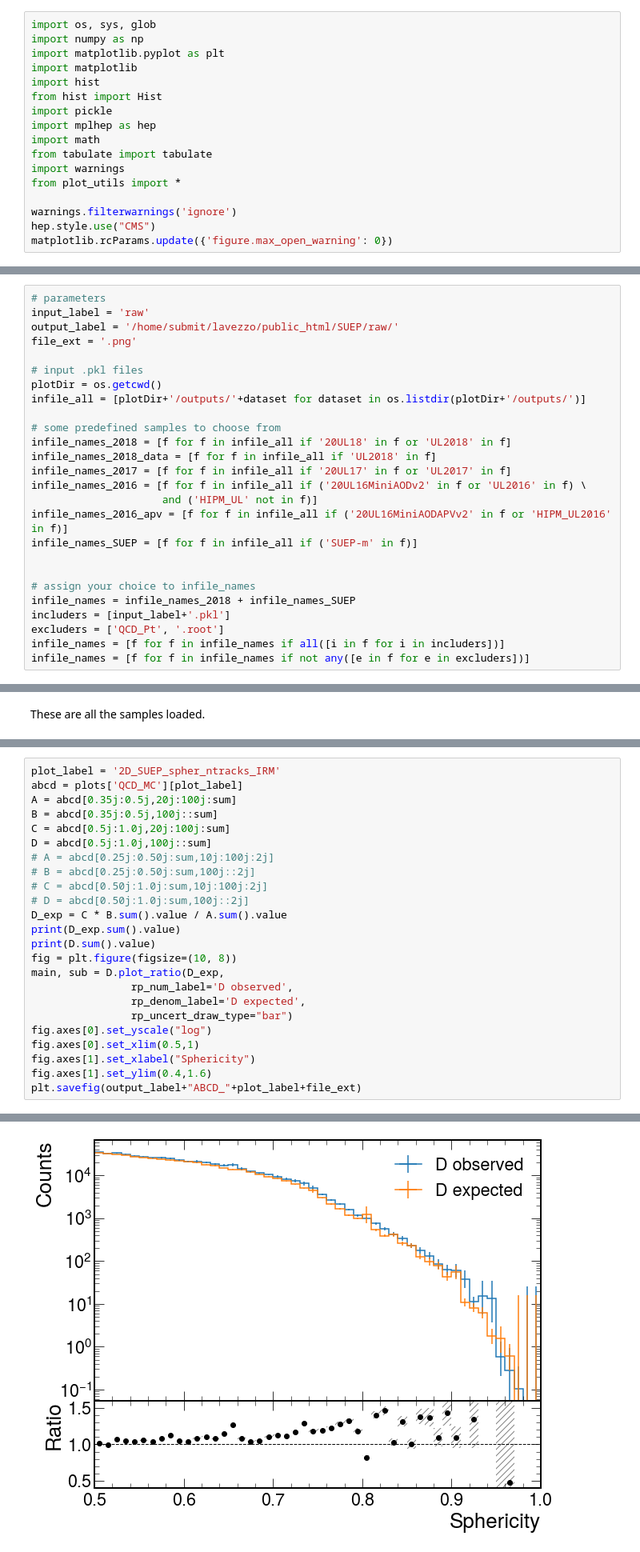
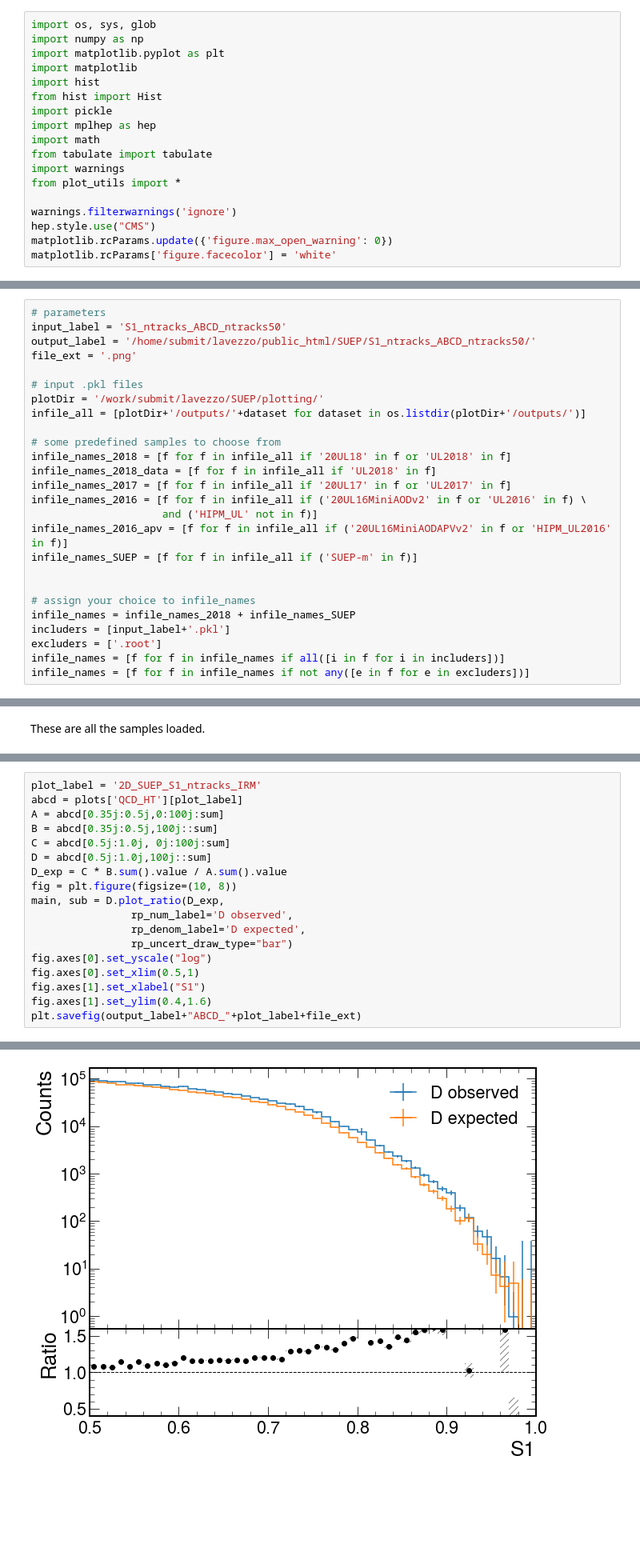
Before and after one commit to SUEPPhysics/SUEPCoffea_dask, a Jupyter notebook: plotting/plot.ipynb, the cells around one changed output, grey strips where cells are left out. Shown at 80% size. Cells and saved outputs as stored; diff of their text form; blank space fills up the shorter version.

```diff
--- a/plotting/plot.ipynb
+++ b/plotting/plot.ipynb
@@ -15,4 +15,5 @@ from plot_utils import *
 warnings.filterwarnings('ignore')
 hep.style.use("CMS")
 matplotlib.rcParams.update({'figure.max_open_warning': 0})
+matplotlib.rcParams['figure.facecolor'] = 'white'
 # %% [markdown]
@@ -23,12 +24,12 @@ matplotlib.rcParams.update({'figure.max_open_warning': 0})
 `infile_names`: _array of str_: full paths of .pkl files.<br>
 # %%
 # parameters
-input_label = 'raw'
-output_label = '/home/submit/lavezzo/public_html/SUEP/raw/'
+input_label = 'S1_ntracks_ABCD_ntracks50'
+output_label = '/home/submit/lavezzo/public_html/SUEP/S1_ntracks_ABCD_ntracks50/'
 file_ext = '.png'
 
 # input .pkl files
-plotDir = os.getcwd()
+plotDir = '/work/submit/lavezzo/SUEP/plotting/'
 infile_all = [plotDir+'/outputs/'+dataset for dataset in os.listdir(plotDir+'/outputs/')]
 
 # some predefined samples to choose from
@@ -44,7 +45,7 @@ infile_names_SUEP = [f for f in infile_all if ('SUEP-m' in f)]
 # assign your choice to infile_names
 infile_names = infile_names_2018 + infile_names_SUEP
 includers = [input_label+'.pkl']
-excluders = ['QCD_Pt', '.root']
+excluders = ['.root']
 infile_names = [f for f in infile_names if all([i in f for i in includers])]
 infile_names = [f for f in infile_names if not any([e in f for e in excluders])]
 # %% [markdown]
@@ -390,17 +481,11 @@ Notation: `hist[v1:v2::sum]` sums along an axis from v1 to v2 (leave either blan
 # %%
-plot_label = '2D_SUEP_spher_ntracks_IRM'
-abcd = plots['QCD_MC'][plot_label]
-A = abcd[0.35j:0.5j,20j:100j:sum]
+plot_label = '2D_SUEP_S1_ntracks_IRM'
+abcd = plots['QCD_HT'][plot_label]
+A = abcd[0.35j:0.5j,0:100j:sum]
 B = abcd[0.35j:0.5j,100j::sum]
-C = abcd[0.5j:1.0j,20j:100j:sum]
+C = abcd[0.5j:1.0j, 0j:100j:sum]
 D = abcd[0.5j:1.0j,100j::sum]
-# A = abcd[0.25j:0.50j:sum,10j:100j:2j]
-# B = abcd[0.25j:0.50j:sum,100j::2j]
-# C = abcd[0.50j:1.0j:sum,10j:100j:2j]
-# D = abcd[0.50j:1.0j:sum,100j::2j]
 D_exp = C * B.sum().value / A.sum().value
-print(D_exp.sum().value)
-print(D.sum().value)
 fig = plt.figure(figsize=(10, 8))
 main, sub = D.plot_ratio(D_exp,
                 rp_num_label='D observed',
@@ -408,7 +493,7 @@ main, sub = D.plot_ratio(D_exp,
                 rp_uncert_draw_type="bar")
 fig.axes[0].set_yscale("log")
 fig.axes[0].set_xlim(0.5,1)
-fig.axes[1].set_xlabel("Sphericity")
+fig.axes[1].set_xlabel("S1")
 fig.axes[1].set_ylim(0.4,1.6)
 plt.savefig(output_label+"ABCD_"+plot_label+file_ext)
 # %% [output]
@@ -417 +502 @@ plt.savefig(output_label+"ABCD_"+plot_label+file_ext)
-[figure, old version]
+[figure, new version]
```
Also changed, not shown: parts of 19 cells of this notebook, 4 other files.
